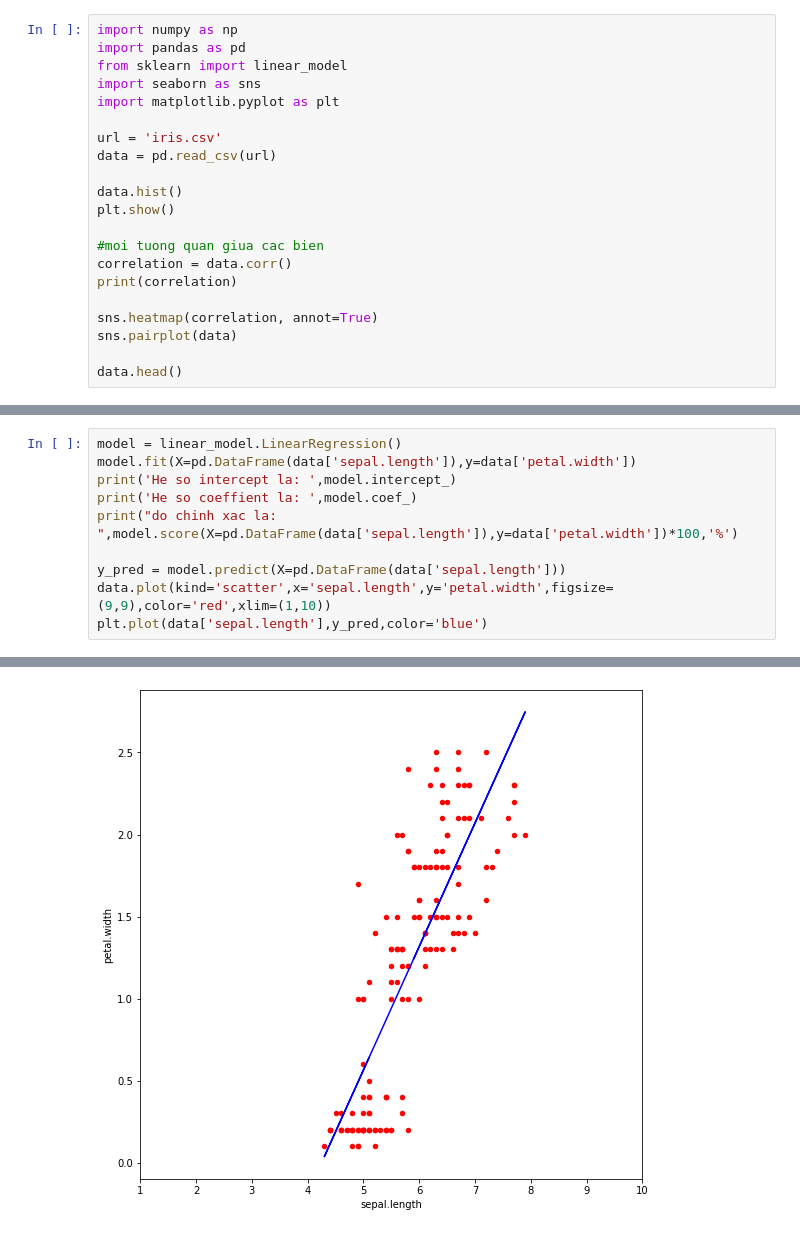
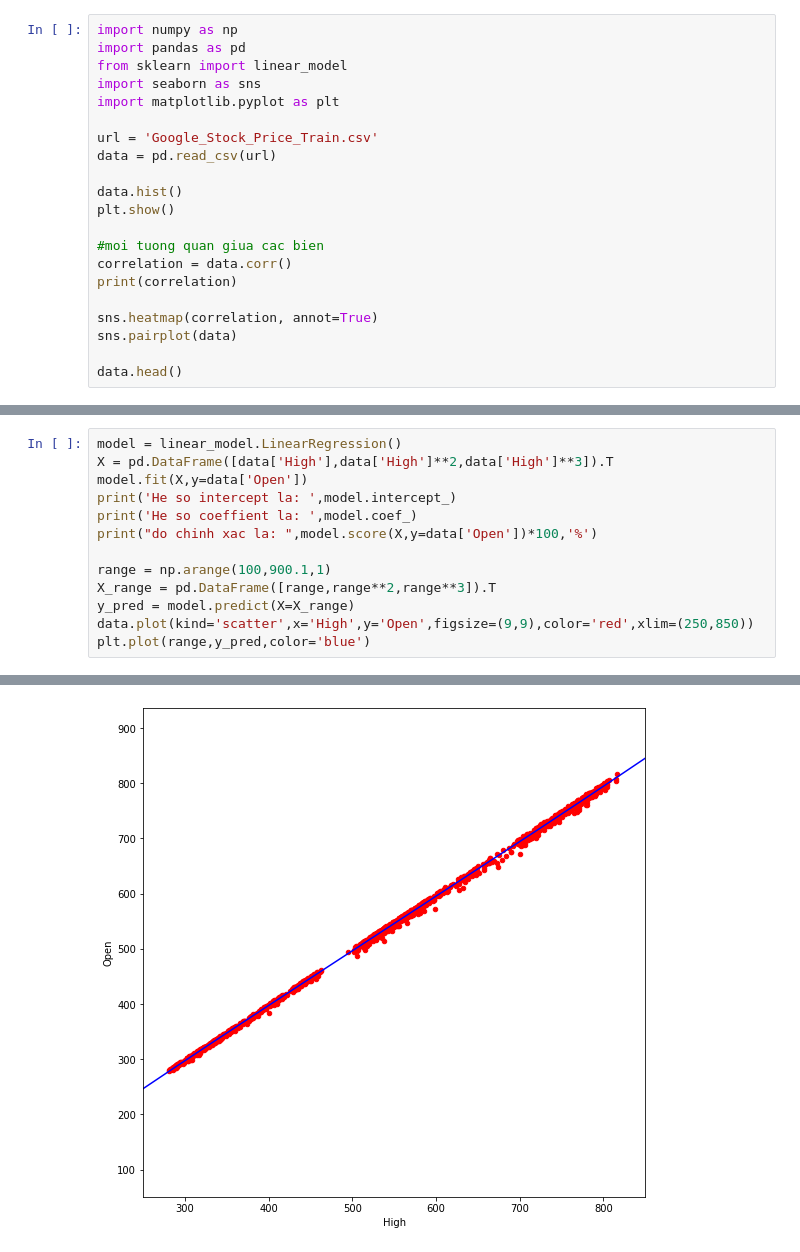
Before and after one commit to Khiet-ht/AI, a Jupyter notebook: BT_W7_ST7.ipynb, the cells around one changed output, grey strips where cells are left out. Cells and saved outputs as stored; diff of their text form.

```diff
--- a/BT_W7_ST7.ipynb
+++ b/BT_W7_ST7.ipynb
@@ -7,7 +7,7 @@ from sklearn import linear_model
 import seaborn as sns
 import matplotlib.pyplot as plt
 
-url = 'iris.csv'
+url = 'Google_Stock_Price_Train.csv'
 data = pd.read_csv(url)
 
 data.hist()
@@ -39,11 +55,14 @@ petal.width       0.817941    -0.366126      0.962865     1.000000
 # %%
 model = linear_model.LinearRegression()
-model.fit(X=pd.DataFrame(data['sepal.length']),y=data['petal.width'])
+X = pd.DataFrame([data['High'],data['High']**2,data['High']**3]).T
+model.fit(X,y=data['Open'])
 print('He so intercept la: ',model.intercept_)
 print('He so coeffient la: ',model.coef_)
-print("do chinh xac la: ",model.score(X=pd.DataFrame(data['sepal.length']),y=data['petal.width'])*100,'%')
+print("do chinh xac la: ",model.score(X,y=data['Open'])*100,'%')
 
-y_pred = model.predict(X=pd.DataFrame(data['sepal.length']))
-data.plot(kind='scatter',x='sepal.length',y='petal.width',figsize=(9,9),color='red',xlim=(1,10))
-plt.plot(data['sepal.length'],y_pred,color='blue')
+range = np.arange(100,900.1,1)
+X_range = pd.DataFrame([range,range**2,range**3]).T
+y_pred = model.predict(X=X_range)
+data.plot(kind='scatter',x='High',y='Open',figsize=(9,9),color='red',xlim=(250,850))
+plt.plot(range,y_pred,color='blue')
 # %% [output]
@@ -53,4 +72,4 @@ do chinh xac la:  66.90276860464137 %
 [<matplotlib.lines.Line2D at 0x...>]
-[figure, old version]
+[figure, new version]
 # %%
 model = linear_model.LinearRegression()
```
Also changed, not shown: parts of 10 cells of this notebook.
